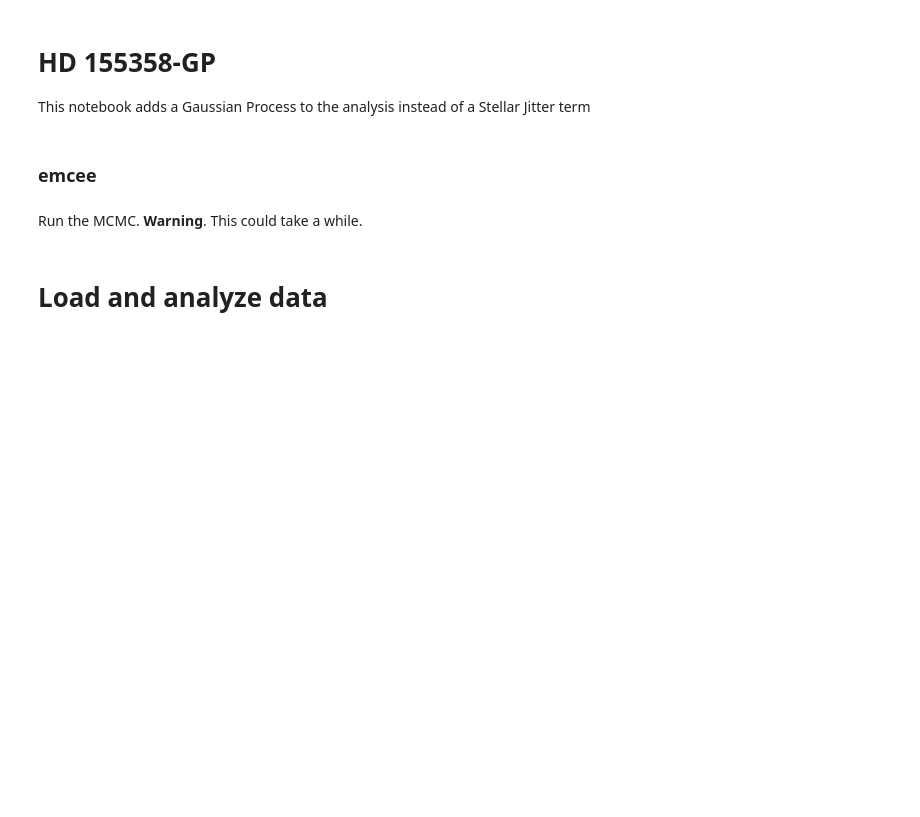
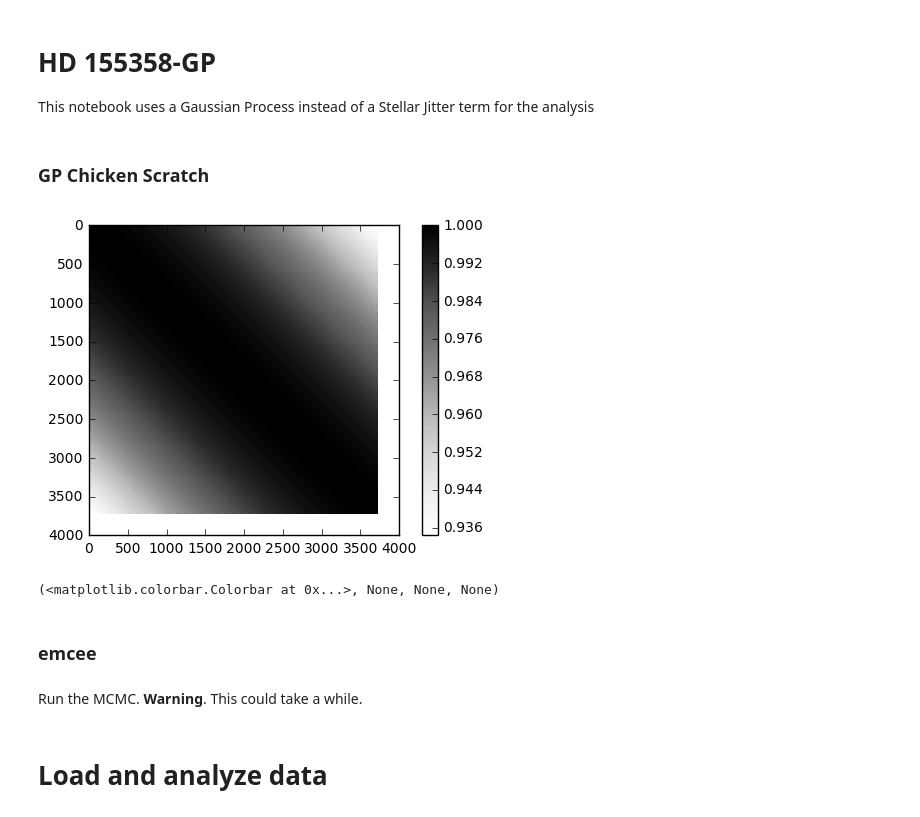
Before and after one commit to silburt/HD155358, a Jupyter notebook: HD155358-GP.ipynb, the cells around one changed output. Drawn from its saved outputs; the diff is of its cells as text; code cells hidden in the pictures; blank space fills up the shorter version.

```diff
--- a/HD155358-GP.ipynb
+++ b/HD155358-GP.ipynb
@@ -1,6 +1,6 @@
 # %% [markdown]
 # HD 155358-GP
-This notebook adds a Gaussian Process to the analysis instead of a Stellar Jitter term
+This notebook uses a Gaussian Process instead of a Stellar Jitter term for the analysis
 # %%
 import pandas as pd
 import numpy as np
@@ -37,6 +37,21 @@ def fit_RV(times,theta):
         v = np.append(v,-AUyr2ms*sim.particles[0].vy*sini)
         #v = np.append(v,AUyr2ms*(sim.particles[0].vx*np.sin(phi) + sim.particles[0].vy*np.cos(phi))*sini) #coordinate transf from (x,y,z)->(x',y',z'), take y' component
     return v
+# %% [markdown]
+### GP Chicken Scratch
+# %%
+#chicken scratch plot which shows the covariance matrix as a function of A and L.
+a,l=1,1e8
+t = data["BJD"] - data["BJD"].iloc[0]
+my_gp = george.GP(a * kernels.ExpSquaredKernel(l) )
+my_gp.compute(data["RV"].values, data["Unc"].values)  # matrix needs to know the times and values of the diagonal elements
+# Plotting
+tm = np.linspace(t.min(),t.max(),1e2) - t.min()
+plt.pcolormesh(tm, tm, my_gp.get_matrix(tm), cmap=plt.get_cmap('Greys'))
+plt.colorbar(), plt.axes().set_aspect('equal'), plt.gca().invert_yaxis(), plt.show()
+# %% [output]
+[figure, added]
+(<matplotlib.colorbar.Colorbar at 0x...>, None, None, None)
 # %% [markdown]
 ### emcee
 # %%
```
Also changed, not shown: parts of 4 cells of this notebook.
